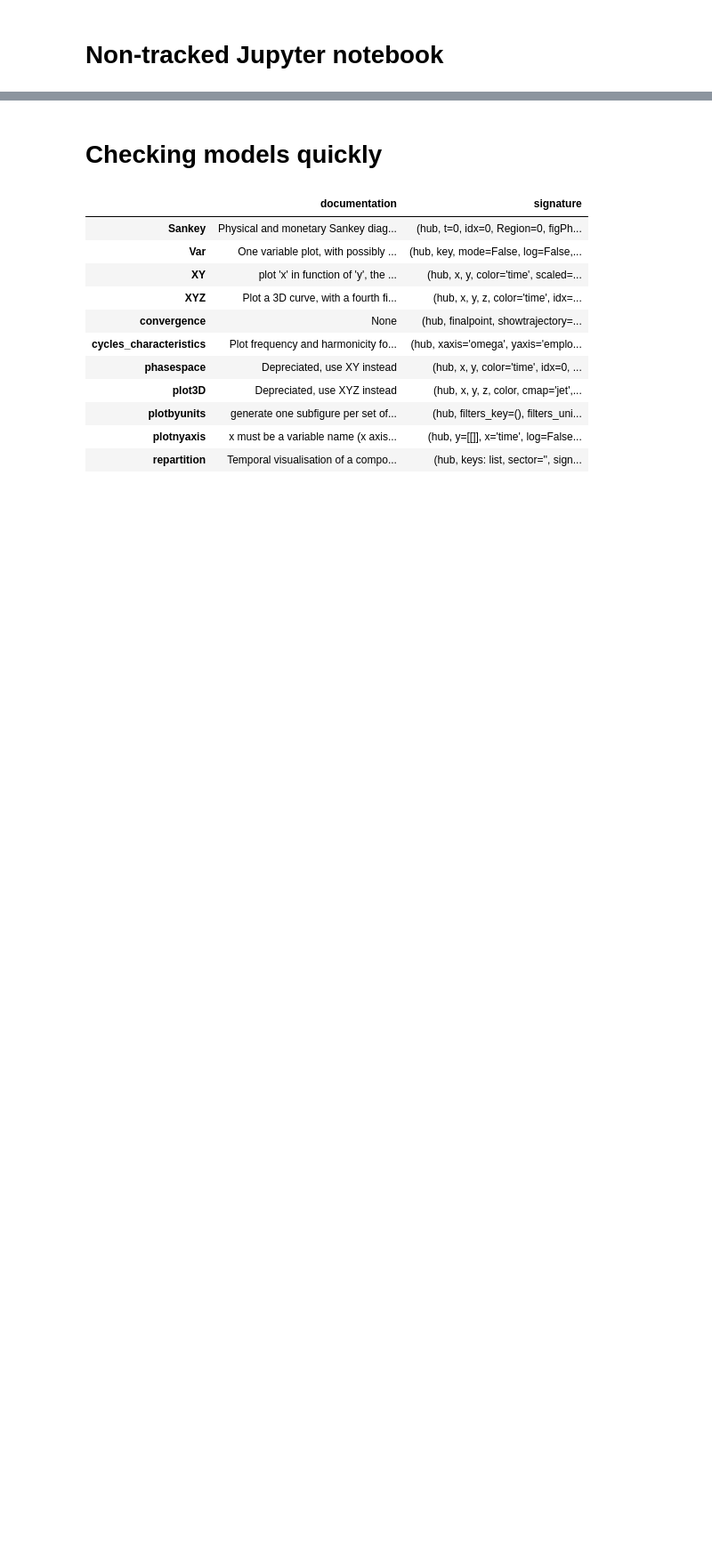
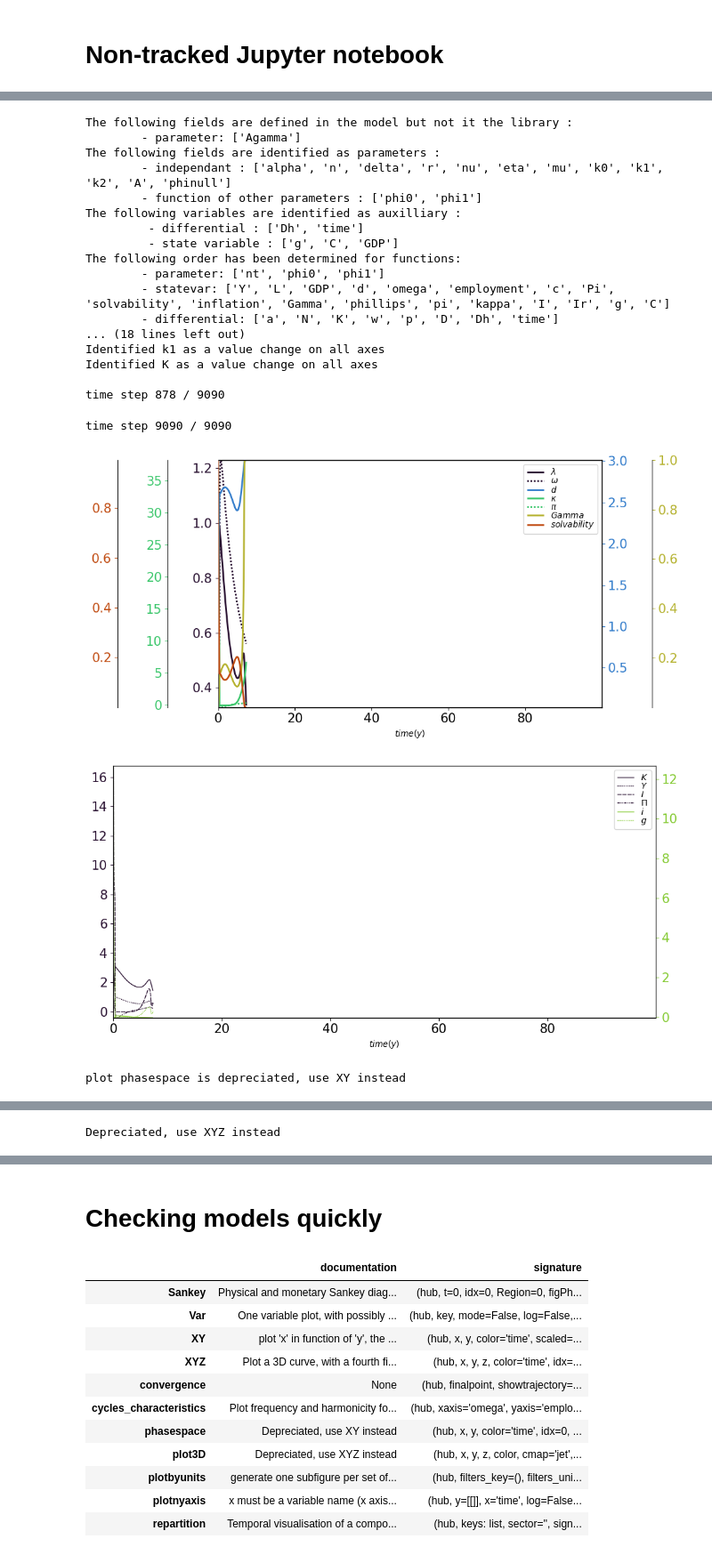
Before and after one commit to DaluS/CHIMES, a Jupyter notebook: doc/PaulFiles/SandBox.ipynb, the cells around one changed output, grey strips where cells are left out. Shown at 89% size. Drawn from its saved outputs; the diff is of its cells as text; code cells hidden in the pictures; blank space fills up the shorter version.

Commit message:
Added Weiye's model

```diff
--- a/doc/PaulFiles/SandBox.ipynb
+++ b/doc/PaulFiles/SandBox.ipynb
@@ -35,3 +35,30 @@ from pandasgui import show
 # %% [output]
 [interactive output not drawn]
 [interactive output not drawn]
+# %%
+hub=chm.Hub('GKd')
+hub.set_preset('infinity_debt')
+hub.run()
+hub.plot_preset()
+# %% [output]
+The following fields are defined in the model but not it the library :
+        - parameter: ['Agamma']
+The following fields are identified as parameters :
+        - independant : ['alpha', 'n', 'delta', 'r', 'nu', 'eta', 'mu', 'k0', 'k1', 'k2', 'A', 'phinull']
+        - function of other parameters : ['phi0', 'phi1']
+The following variables are identified as auxilliary :
+         - differential : ['Dh', 'time']
+         - state variable : ['g', 'C', 'GDP']
+The following order has been determined for functions:
+        - parameter: ['nt', 'phi0', 'phi1']
+        - statevar: ['Y', 'L', 'GDP', 'd', 'omega', 'employment', 'c', 'Pi', 'solvability', 'inflation', 'Gamma', 'phillips', 'pi', 'kappa', 'I', 'Ir', 'g', 'C']
+        - differential: ['a', 'N', 'K', 'w', 'p', 'D', 'Dh', 'time']
+... (18 lines left out)
+Identified k1 as a value change on all axes
+Identified K as a value change on all axes
+
+time step 878 / 9090
+time step 9090 / 9090
+[figure, added]
+[figure, added]
+plot phasespace is depreciated, use XY instead
@@ -37,0 +66 @@ from pandasgui import show
+Depreciated, use XYZ instead
```
Also changed, not shown: parts of 6 cells of this notebook, 1 other file.
